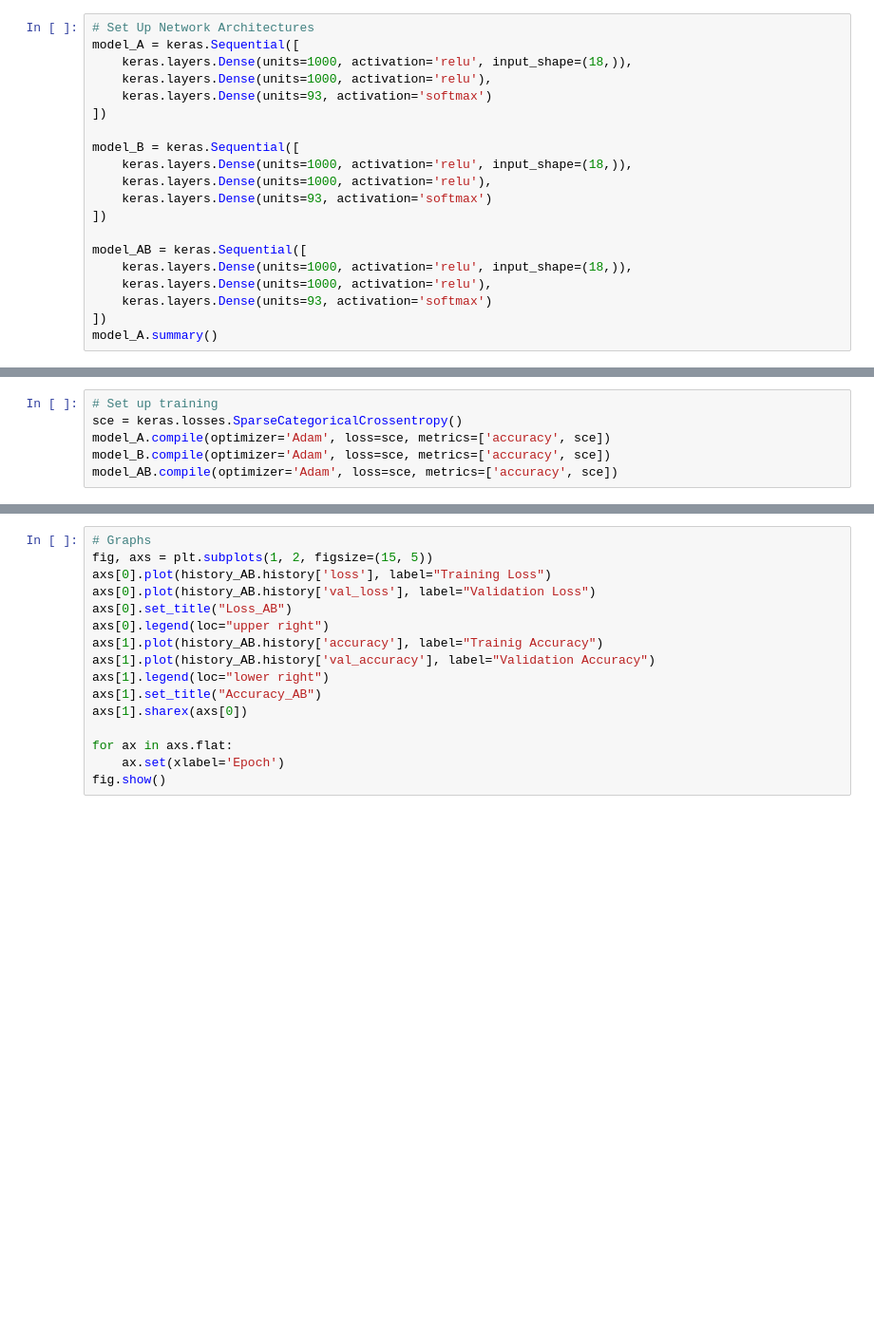
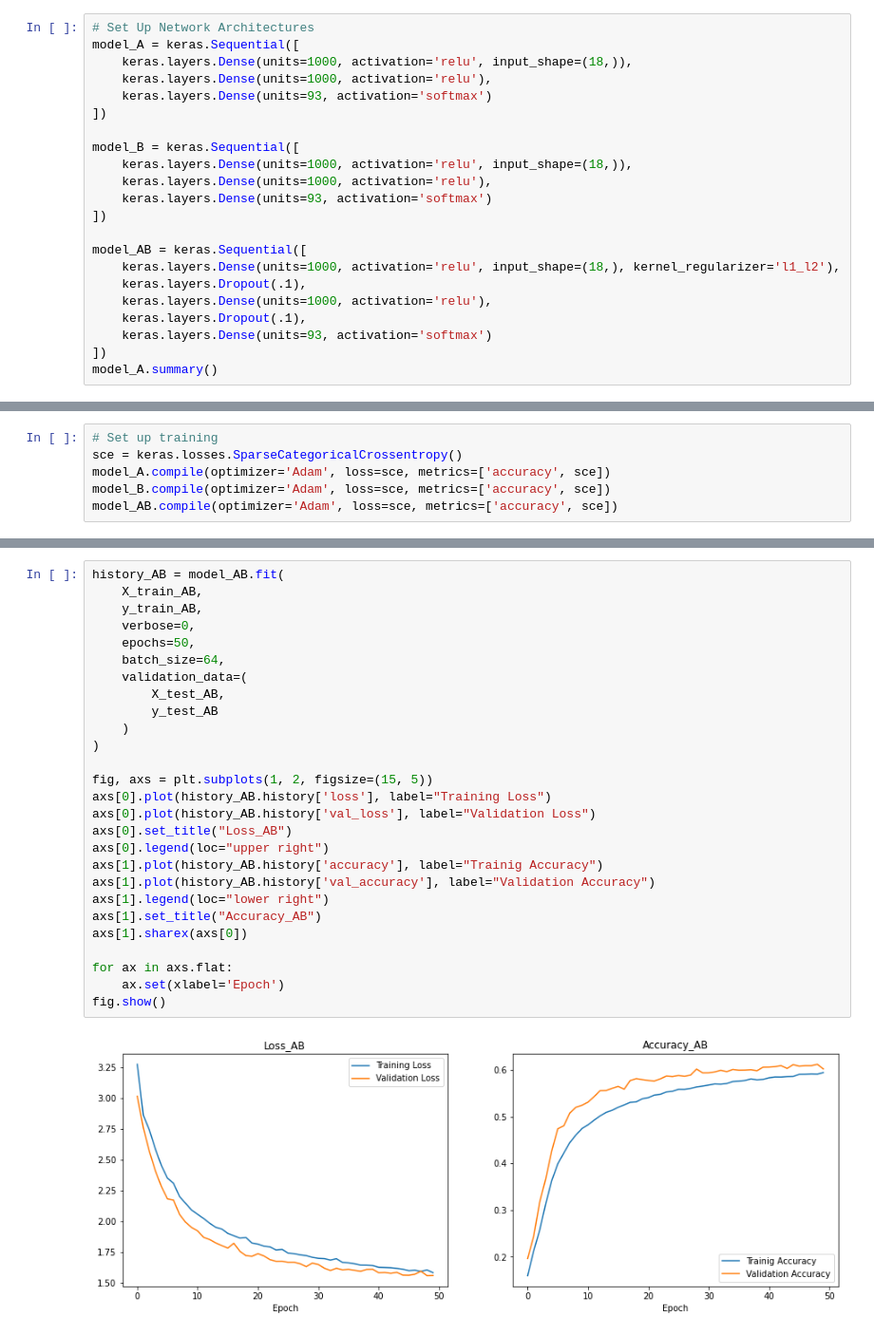
Before and after one commit to linus-md/REU, a Jupyter notebook: neural_count.ipynb, the cells around one changed output, grey strips where cells are left out. Shown at 95% size. Saved outputs shown, nothing was run; the diff lists cells and outputs as text; blank space fills up the shorter version.

```diff
--- a/neural_count.ipynb
+++ b/neural_count.ipynb
@@ -60,8 +60,10 @@ model_B = keras.Sequential([
 ])
 
 model_AB = keras.Sequential([
-    keras.layers.Dense(units=1000, activation='relu', input_shape=(18,)),
+    keras.layers.Dense(units=1000, activation='relu', input_shape=(18,), kernel_regularizer='l1_l2'),
+    keras.layers.Dropout(.1),
     keras.layers.Dense(units=1000, activation='relu'),
+    keras.layers.Dropout(.1),
     keras.layers.Dense(units=93, activation='softmax')
 ])
 model_A.summary()
@@ -161,16 +182,29 @@ fig.show()
 # %%
-# Graphs
+history_AB = model_AB.fit(
+    X_train_AB,
+    y_train_AB,
+    verbose=0,
+    epochs=50,
+    batch_size=64,
+    validation_data=(
+        X_test_AB,
+        y_test_AB
+    )
+)
+
 fig, axs = plt.subplots(1, 2, figsize=(15, 5))
 axs[0].plot(history_AB.history['loss'], label="Training Loss")
 axs[0].plot(history_AB.history['val_loss'], label="Validation Loss")
 axs[0].set_title("Loss_AB")
 axs[0].legend(loc="upper right")
 axs[1].plot(history_AB.history['accuracy'], label="Trainig Accuracy")
 axs[1].plot(history_AB.history['val_accuracy'], label="Validation Accuracy")
 axs[1].legend(loc="lower right")
 axs[1].set_title("Accuracy_AB")
 axs[1].sharex(axs[0])
 
 for ax in axs.flat:
     ax.set(xlabel='Epoch')
 fig.show()
+# %% [output]
+[figure, added]
```
Also changed, not shown: parts of 6 cells of this notebook.
